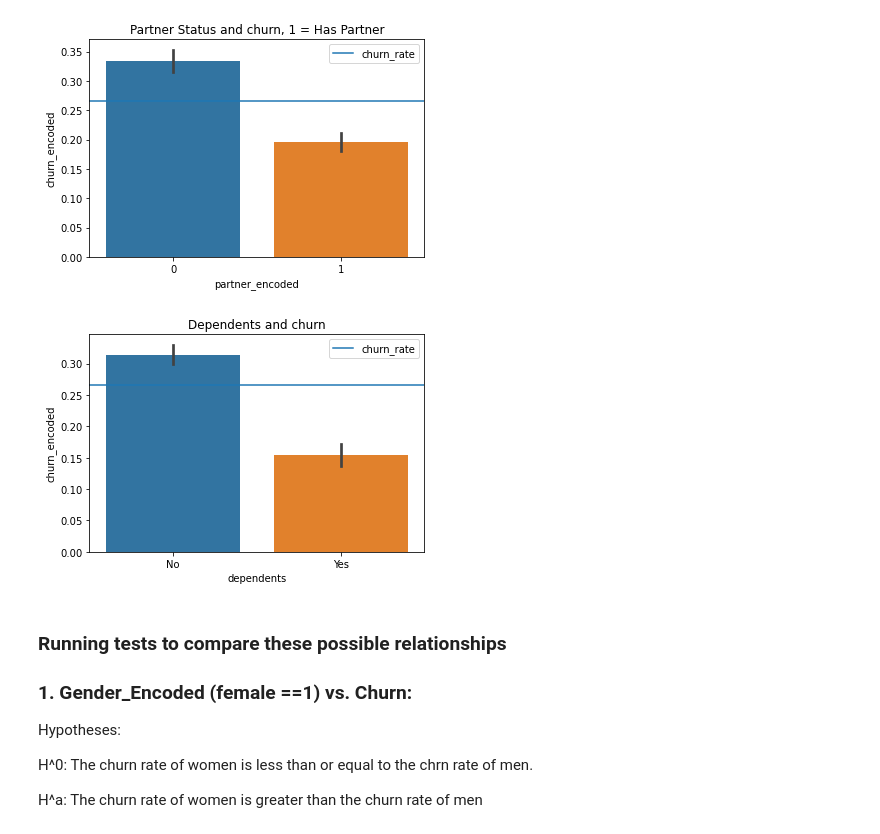
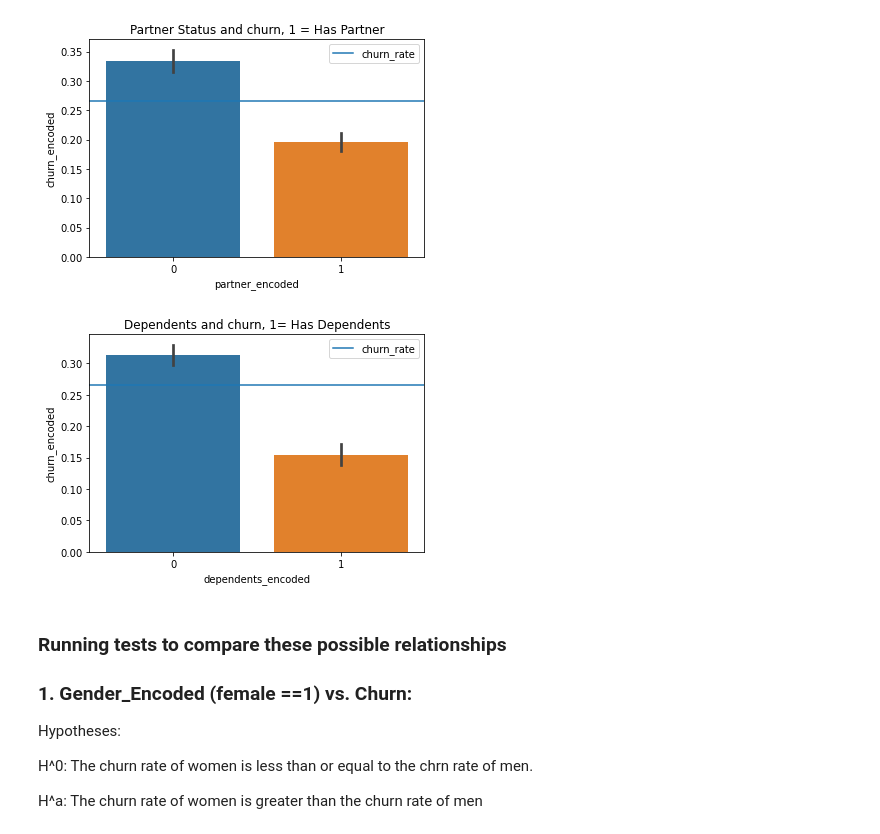
Before and after one commit to cristinalucin/classification-exercises, a Jupyter notebook: classification_exercises.ipynb, the cells around one changed output. Cells and saved outputs as stored; diff of their text form; code cells hidden in the pictures.

```diff
--- a/classification_exercises.ipynb
+++ b/classification_exercises.ipynb
@@ -1731,14 +1731,14 @@ plt.show()
 # %%
 #Looking at relationship between dependents and churn
 
-plt.title("Dependents and churn")
-sns.barplot(x="dependents", y="churn_encoded", data=train_telco)
+plt.title("Dependents and churn, 1= Has Dependents")
+sns.barplot(x="dependents_encoded", y="churn_encoded", data=train_telco)
 churn_rate = train_telco.churn_encoded.mean()
 plt.axhline(churn_rate, label="churn_rate")
 plt.legend()
 plt.show()
 # %% [output]
-[figure, old version]
+[figure, new version]
 # %% [markdown]
 ### Running tests to compare these possible relationships
 ### 1. Gender_Encoded (female ==1) vs. Churn:
```
Also changed, not shown: parts of 6 cells of this notebook.
